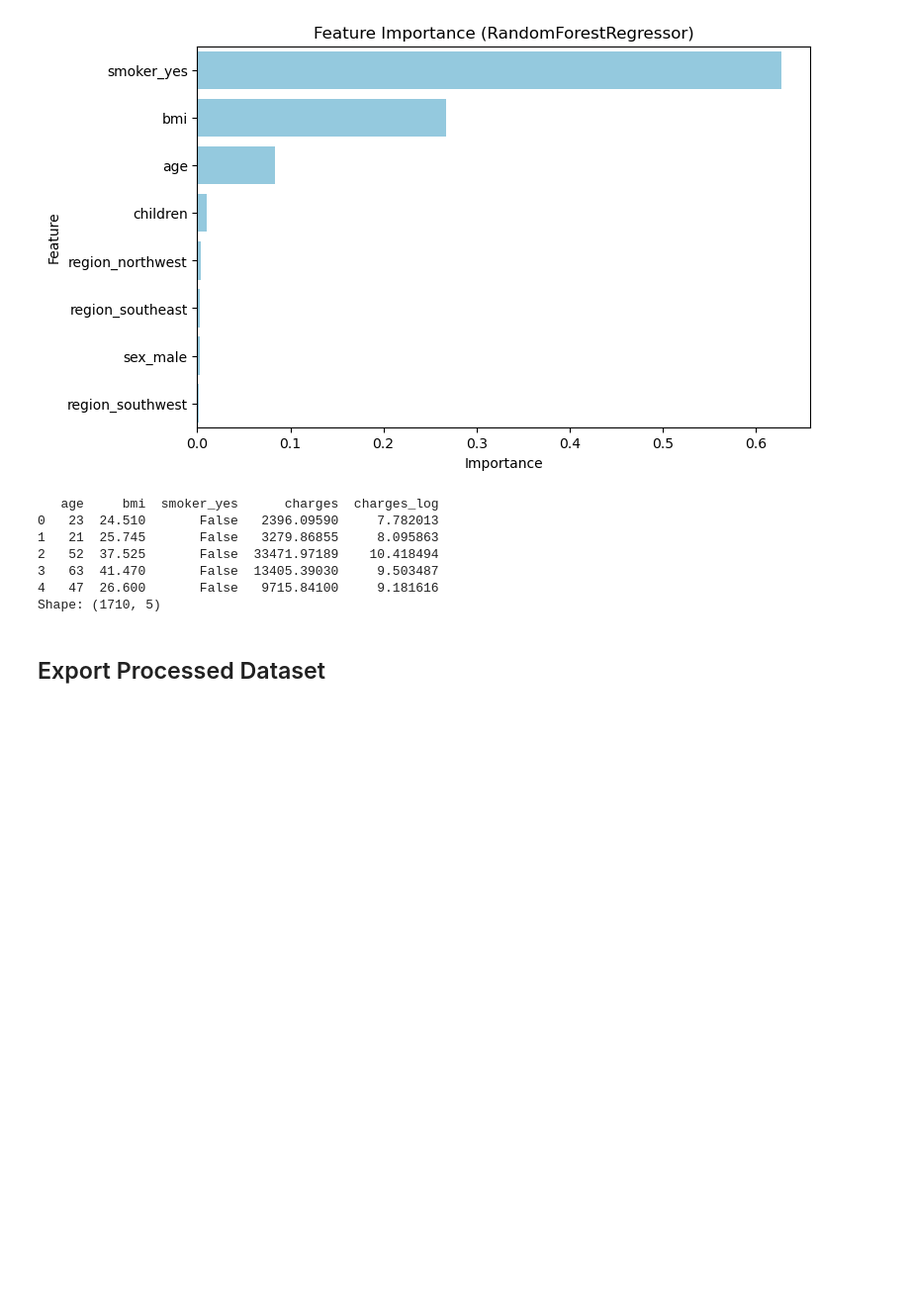
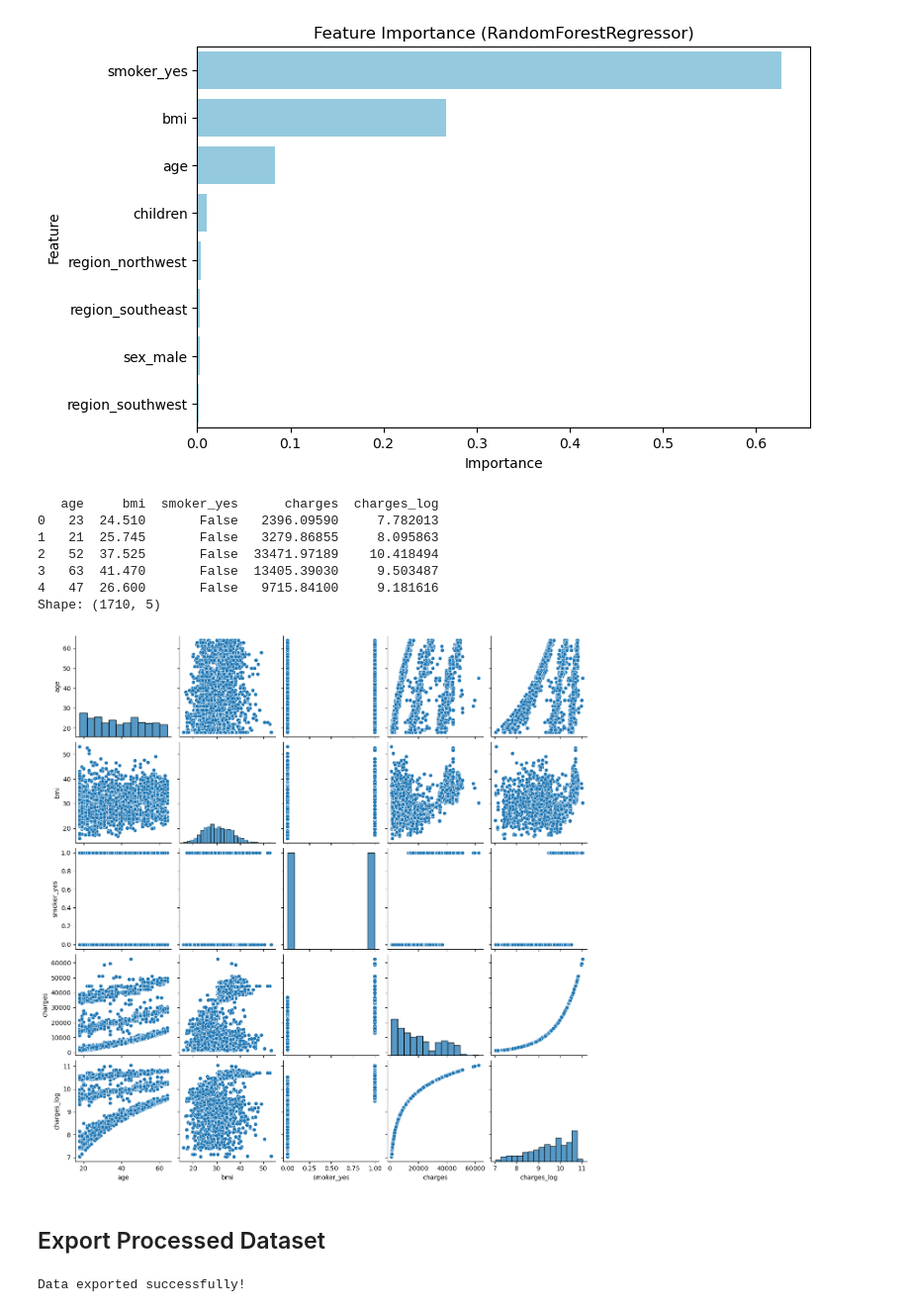
Before and after one commit to KianFoh/MACHINE-LEARNING-AND-RELATED-APPLICATIONS, a Jupyter notebook: process_data_regression_problem.ipynb, the cells around one changed output. Shown at 99% size. Drawn from its saved outputs; the diff is of its cells as text; code cells hidden in the pictures; blank space fills up the shorter version.

```diff
--- a/process_data_regression_problem.ipynb
+++ b/process_data_regression_problem.ipynb
@@ -184,5 +184,17 @@ print("Shape:", df_processed.shape)
 3   63  41.470       False  13405.39030     9.503487
 4   47  26.600       False   9715.84100     9.181616
 Shape: (1710, 5)
+# %%
+sns.pairplot(df_processed)
+plt.show()
+# %% [output]
+[figure, added]
 # %% [markdown]
 ## Export Processed Dataset
+# %%
+# Export processed DataFrame to CSV
+df_processed.to_csv('../Dataset/processed_insurance.csv', index=False)
+
+print("Data exported successfully!")
+# %% [output]
+Data exported successfully!
```
Also changed, not shown: 3 other files.
